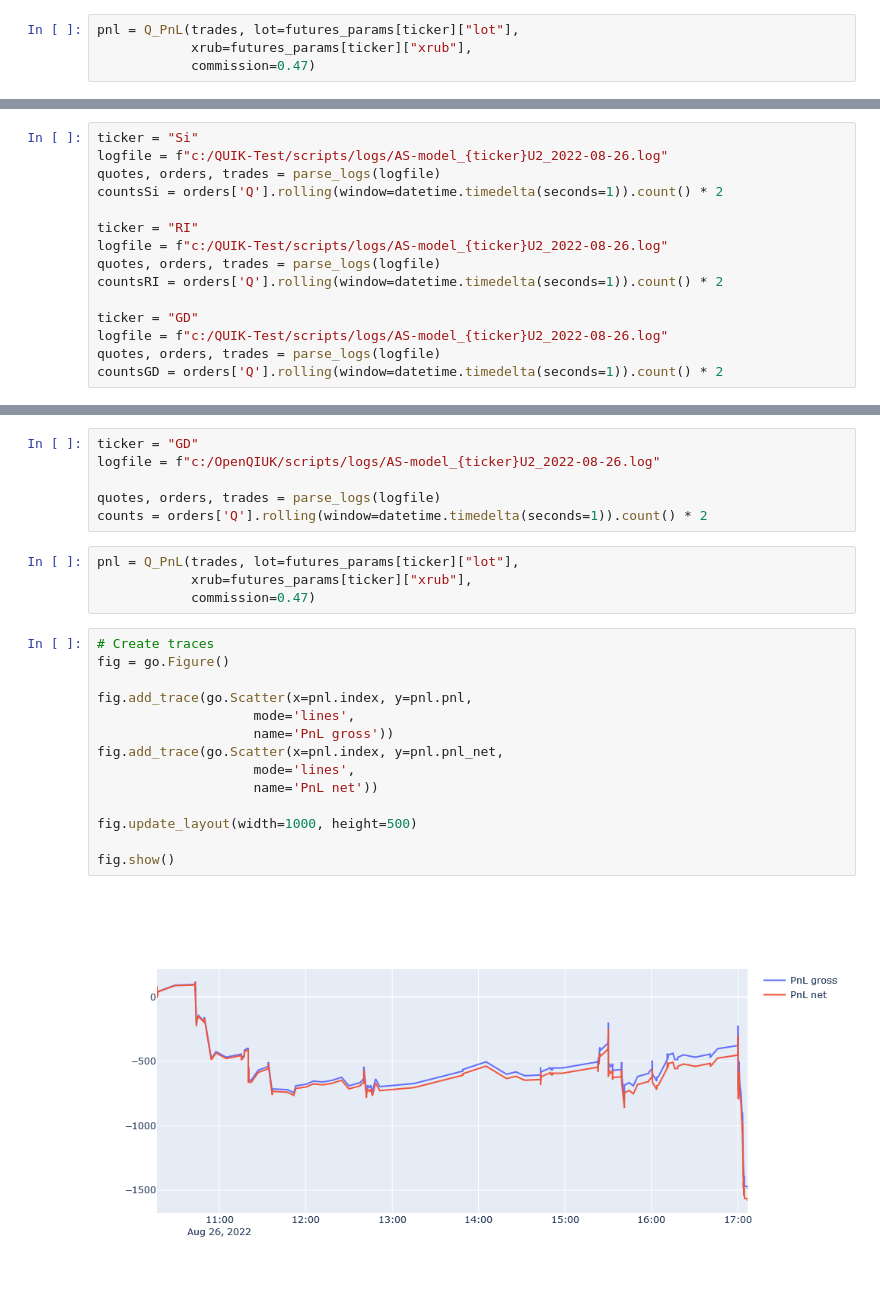
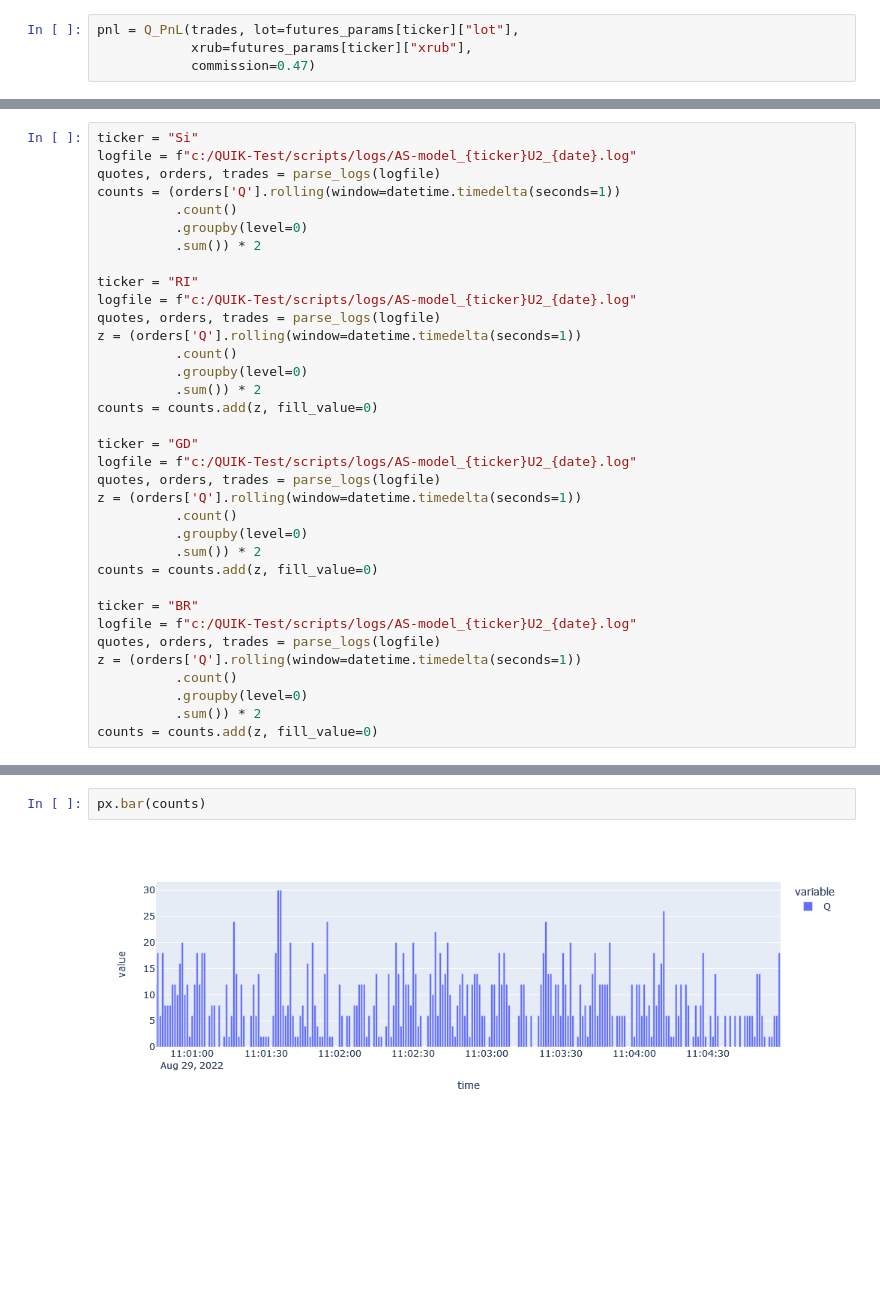
Before and after one commit to rasharp/mm_moex, a Jupyter notebook: log_analitics.ipynb, the cells around one changed output, grey strips where cells are left out. Drawn from its saved outputs; the diff is of its cells as text; blank space fills up the shorter version.

```diff
--- a/log_analitics.ipynb
+++ b/log_analitics.ipynb
@@ -138,15 +144,35 @@ fig.show()
 # %%
 ticker = "Si"
-logfile = f"c:/QUIK-Test/scripts/logs/AS-model_{ticker}U2_2022-08-26.log"
+logfile = f"c:/QUIK-Test/scripts/logs/AS-model_{ticker}U2_{date}.log"
 quotes, orders, trades = parse_logs(logfile)
-countsSi = orders['Q'].rolling(window=datetime.timedelta(seconds=1)).count() * 2
+counts = (orders['Q'].rolling(window=datetime.timedelta(seconds=1))
+          .count()
+          .groupby(level=0)
+          .sum()) * 2
 
 ticker = "RI"
-logfile = f"c:/QUIK-Test/scripts/logs/AS-model_{ticker}U2_2022-08-26.log"
+logfile = f"c:/QUIK-Test/scripts/logs/AS-model_{ticker}U2_{date}.log"
 quotes, orders, trades = parse_logs(logfile)
-countsRI = orders['Q'].rolling(window=datetime.timedelta(seconds=1)).count() * 2
+z = (orders['Q'].rolling(window=datetime.timedelta(seconds=1))
+          .count()
+          .groupby(level=0)
+          .sum()) * 2
+counts = counts.add(z, fill_value=0)
 
 ticker = "GD"
-logfile = f"c:/QUIK-Test/scripts/logs/AS-model_{ticker}U2_2022-08-26.log"
+logfile = f"c:/QUIK-Test/scripts/logs/AS-model_{ticker}U2_{date}.log"
 quotes, orders, trades = parse_logs(logfile)
-countsGD = orders['Q'].rolling(window=datetime.timedelta(seconds=1)).count() * 2
+z = (orders['Q'].rolling(window=datetime.timedelta(seconds=1))
+          .count()
+          .groupby(level=0)
+          .sum()) * 2
+counts = counts.add(z, fill_value=0)
+
+ticker = "BR"
+logfile = f"c:/QUIK-Test/scripts/logs/AS-model_{ticker}U2_{date}.log"
+quotes, orders, trades = parse_logs(logfile)
+z = (orders['Q'].rolling(window=datetime.timedelta(seconds=1))
+          .count()
+          .groupby(level=0)
+          .sum()) * 2
+counts = counts.add(z, fill_value=0)
@@ -157,26 +179,4 @@ px.line(countsSi+countsRI+countsGD)
-# %%
-ticker = "GD"
-logfile = f"c:/OpenQIUK/scripts/logs/AS-model_{ticker}U2_2022-08-26.log"
-
-quotes, orders, trades = parse_logs(logfile)
-counts = orders['Q'].rolling(window=datetime.timedelta(seconds=1)).count() * 2
-# %%
-pnl = Q_PnL(trades, lot=futures_params[ticker]["lot"],
-            xrub=futures_params[ticker]["xrub"],
-            commission=0.47)
-# %%
-# Create traces
-fig = go.Figure()
-
-fig.add_trace(go.Scatter(x=pnl.index, y=pnl.pnl,
-                    mode='lines',
-                    name='PnL gross'))
-fig.add_trace(go.Scatter(x=pnl.index, y=pnl.pnl_net,
-                    mode='lines',
-                    name='PnL net'))
-
-fig.update_layout(width=1000, height=500)
-
-fig.show()
-# %% [output]
-[figure, removed]
+# %%
+px.bar(counts)
+# %% [output]
+[figure, added]
```
Also changed, not shown: parts of 9 cells of this notebook.
